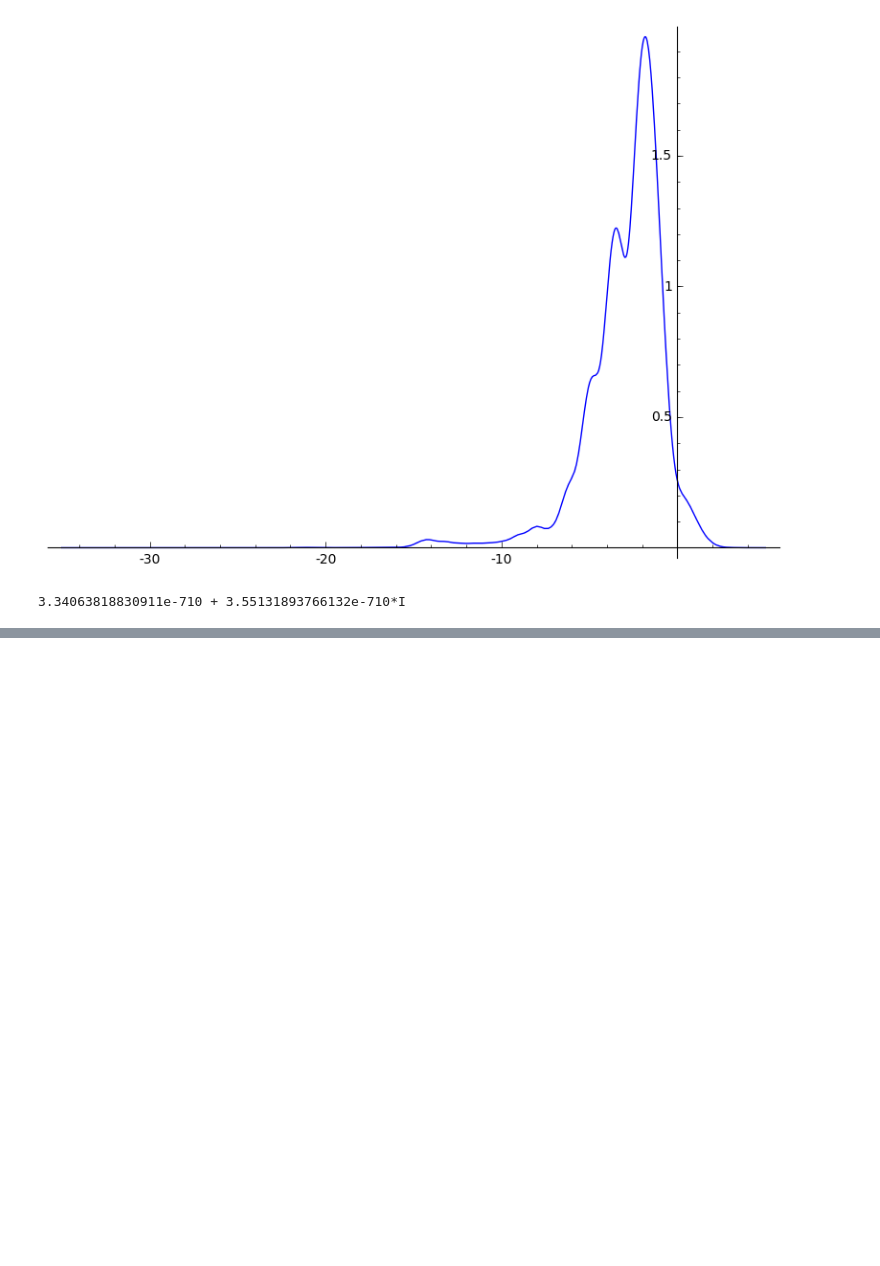
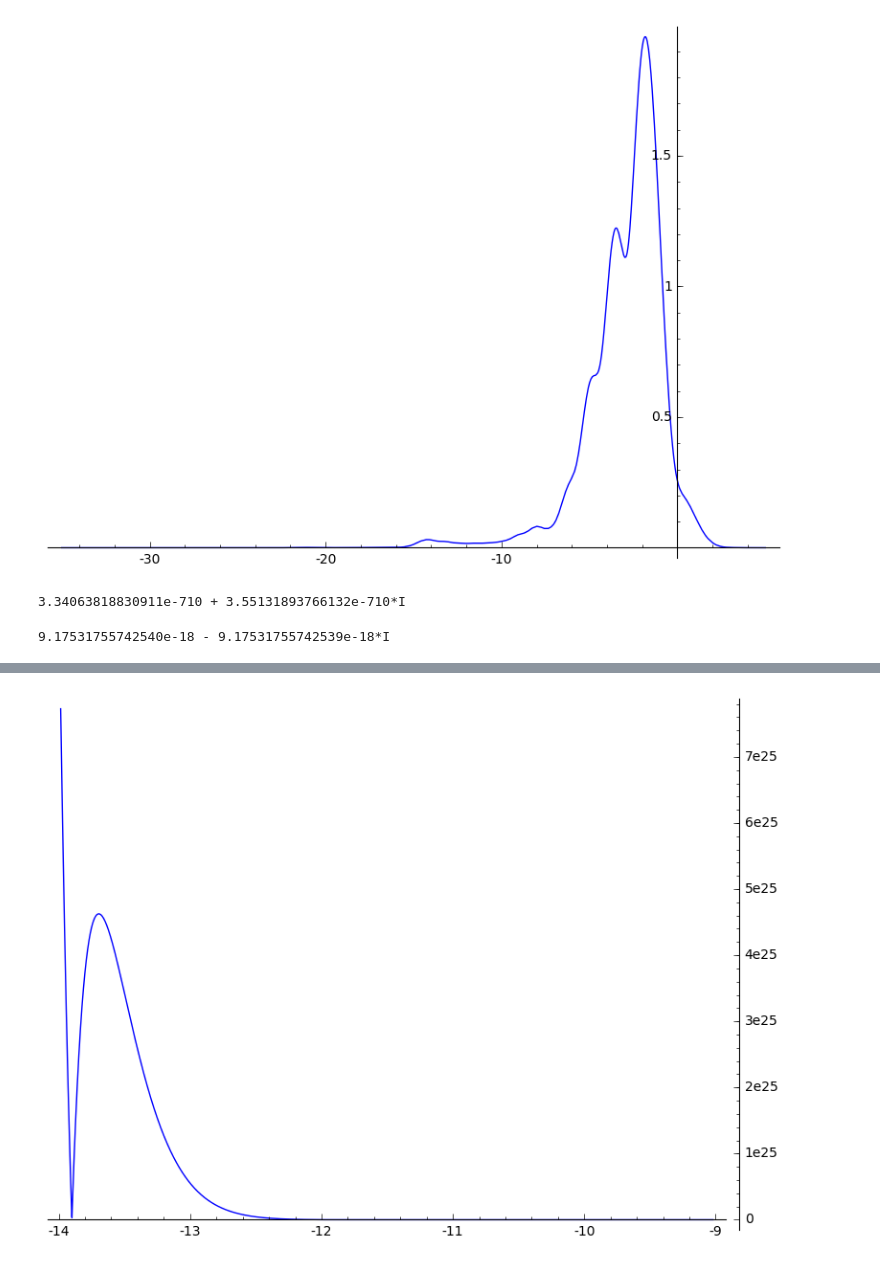
Before and after one commit to NordicMath/explore-global-weil, a Jupyter notebook: computation/MellinTransform.ipynb, the cells around one changed output, grey strips where cells are left out. Cells and saved outputs as stored; diff of their text form; code cells hidden in the pictures; blank space fills up the shorter version.

```diff
--- a/computation/MellinTransform.ipynb
+++ b/computation/MellinTransform.ipynb
@@ -76,0 +93,12 @@ mellin_integrand(-1, 1/2 + 1000 * I)
+# %%
+I_1 = lambda x, s: log(x)^(-s) * gamma(s) * L(s)
+I_2 = lambda x, s: log(x)^(-(s + 1)) * gamma(s + 1) * L(s)
+
+F_integrand = lambda s_1, s_2, x: CC((exp(-s_2*I*pi) - exp(-s_1*I*pi)) * I_1(x, s_1) * I_2(x, s_2))
+# %%
+F_integrand(1, 3.5, 0.5)
+# %% [output]
+9.17531755742540e-18 - 9.17531755742539e-18*I
+# %%
+plot(lambda s: abs(F_integrand(0.1, s, 0.5)), -14, -9)
+# %% [output]
@@ -76,0 +122 @@ mellin_integrand(-1, 1/2 + 1000 * I)
+[figure, added]
```
Also changed, not shown: parts of 12 cells of this notebook, 3 other files.
